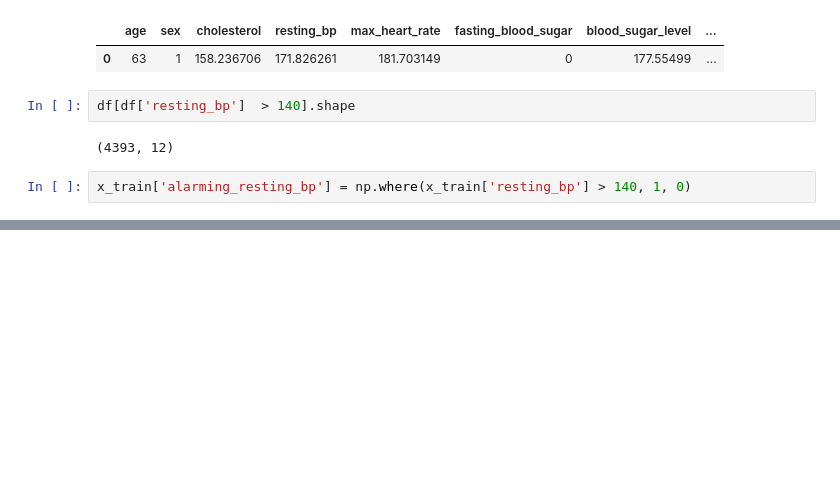
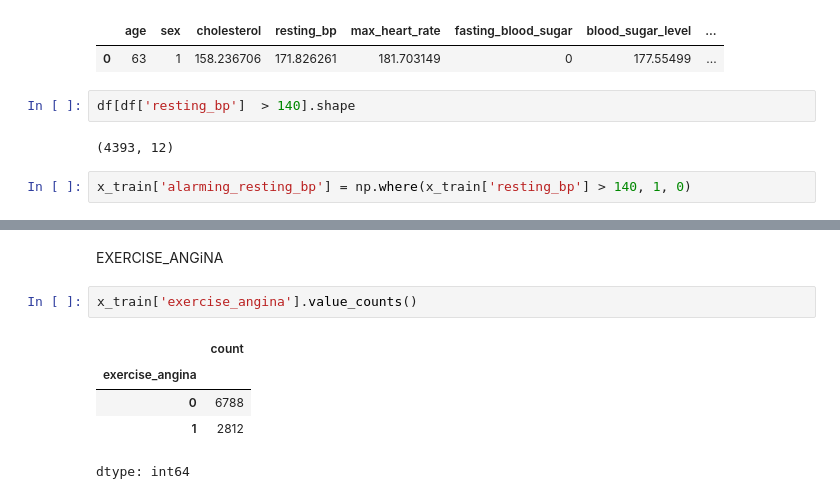
Before and after one commit to saaaaaaaaaaaaaad56/CodeAlpha_Disease_prediction, a Jupyter notebook: execution.ipynb, the cells around one changed output, grey strips where cells are left out. Cells and saved outputs as stored; diff of their text form; blank space fills up the shorter version.

```diff
--- a/execution.ipynb
+++ b/execution.ipynb
@@ -175,0 +222,10 @@ x_train
+# %% [markdown]
+EXERCISE_ANGiNA
+# %%
+x_train['exercise_angina'].value_counts()
+# %% [output]
+|  | count |
+| exercise_angina |  |
+| 0 | 6788 |
+| 1 | 2812 |
+dtype: int64
```
Also changed, not shown: parts of 17 cells of this notebook.
